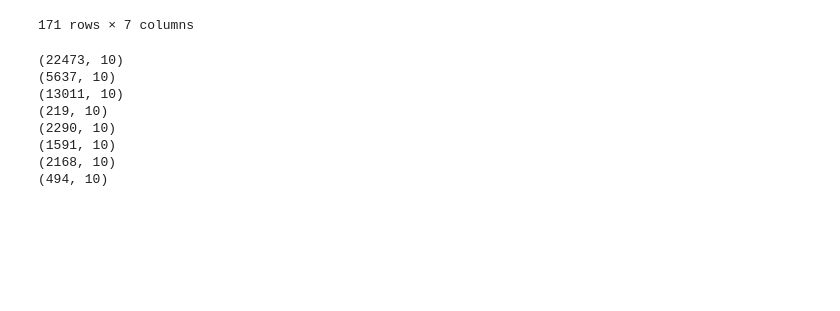
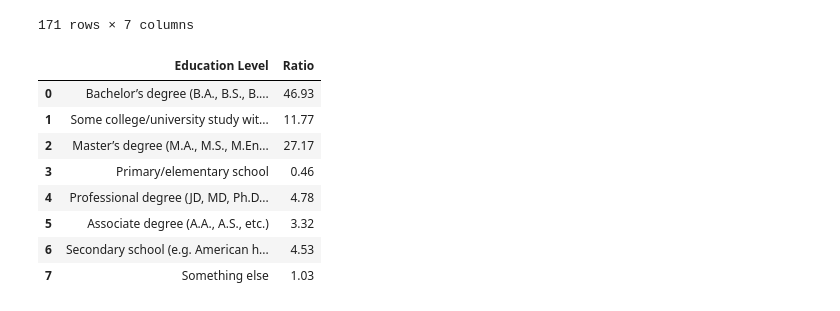
Before and after one commit to joshuaSamuel06/Tech-Jobs-Analysis, a Jupyter notebook: Analysis/data_analysis.ipynb, the cells around one changed output. Drawn from its saved outputs; the diff is of its cells as text; code cells hidden in the pictures; blank space fills up the shorter version.

```diff
--- a/Analysis/data_analysis.ipynb
+++ b/Analysis/data_analysis.ipynb
@@ -212,17 +212,27 @@ fig.update_layout(
 fig.write_html('./world_map(vis2).html')
 fig.show()
 # %%
+
 ed_levels = list(data['EdLevel'].unique())
 ed_count = {}
+level = []
+count = []
 for i in ed_levels:
-    entries = data[data['EdLevel'] == i].shape
-    print(entries)
+    entries = round((data[data['EdLevel'] == i].shape[0] / data.shape[0]) * 100, 2)
+    level.append(i)
+    count.append(entries)
+    ed_count['Education Level'] = level
+    ed_count['Ratio'] = count
+
+count_df = pd.DataFrame.from_dict(ed_count)
+count_df
 # %% [output]
-(22473, 10)
-(5637, 10)
-(13011, 10)
-(219, 10)
-(2290, 10)
-(1591, 10)
-(2168, 10)
-(494, 10)
+|  | Education Level | Ratio |
+| 0 | Bachelor’s degree (B.A., B.S., B.... | 46.93 |
+| 1 | Some college/university study wit... | 11.77 |
+| 2 | Master’s degree (M.A., M.S., M.En... | 27.17 |
+| 3 | Primary/elementary school | 0.46 |
+| 4 | Professional degree (JD, MD, Ph.D... | 4.78 |
+| 5 | Associate degree (A.A., A.S., etc.) | 3.32 |
+| 6 | Secondary school (e.g. American h... | 4.53 |
+| 7 | Something else | 1.03 |
```
Also changed, not shown: parts of 2 cells of this notebook.
